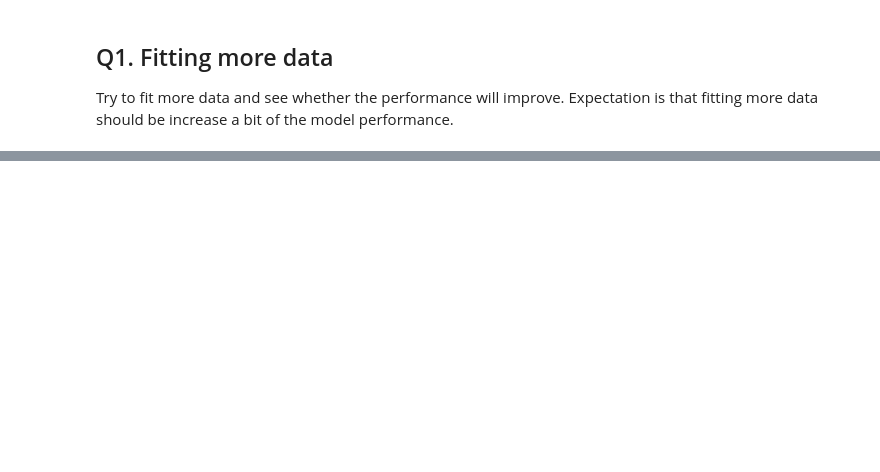
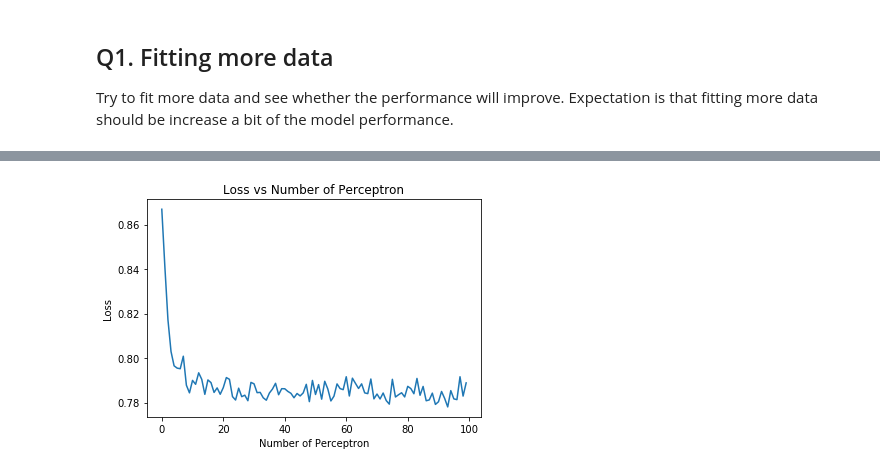
Before and after one commit to yychik/hsi-trad, a Jupyter notebook: hsi-research.ipynb, the cells around one changed output, grey strips where cells are left out. Cells and saved outputs as stored; diff of their text form; code cells hidden in the pictures; blank space fills up the shorter version.

Commit message:
adding few more sections on perceptrons, extra layer and batch size

```diff
--- a/hsi-research.ipynb
+++ b/hsi-research.ipynb
@@ -400,0 +505,36 @@ Validation Accuracy: 0.682539685063
+# %%
+num_p = range(1,101) #Trying different number of percetrons
+loss_p = np.zeros(len(num_p)) #Store test set model loss
+acc_p = np.zeros(len(num_p)) #Store test set accuracry
+pre_p = np.zeros(len(num_p)) #Store Precision
+# %%
+%%time
+
+for p in num_p:
+
+    #Setting up the instance
+    model = Sequential()
+
+    #Adding 1st LSTM layer
+    model.add(LSTM(p, input_shape=input_shape[1:], return_sequences=True))
+    model.add(Dropout(drop_out))
+
+    #Adding Output Layer
+    model.add(Dense(3, activation='softmax'))
+    #lstm_model.summary()
+
+    #Optimization
+    #Define Optimizer, using Stochastic Gradient Decent
+    model.compile(loss=loss_fcn, optimizer=opt, metrics=[fbeta, precision, 'accuracy'])
+
+    #Fitting the model
+    print("Training network with ", p, "hidden layers")
+    temp = model.fit(X_train, y_train, epochs = num_epoch, verbose=0, validation_data=(X_val, y_val), shuffle=False, batch_size=1, callbacks=[earlyStop])
+
+    #Evaluation
+    score = model.evaluate(X_test, y_test)
+
+    #Store the loss and accuracy
+    loss_p[p-1] = score[0]
+    pre_p[p-1] = score[2]
+    acc_p[p-1] = score[3]
@@ -400,0 +559,7 @@ Validation Accuracy: 0.682539685063
+# %%
+plt.plot(loss_p);
+plt.title("Loss vs Number of Perceptron");
+plt.ylabel("Loss");
+plt.xlabel("Number of Perceptron");
+# %% [output]
+[figure, added]
```
Also changed, not shown: parts of 40 cells of this notebook, 2 other files.
